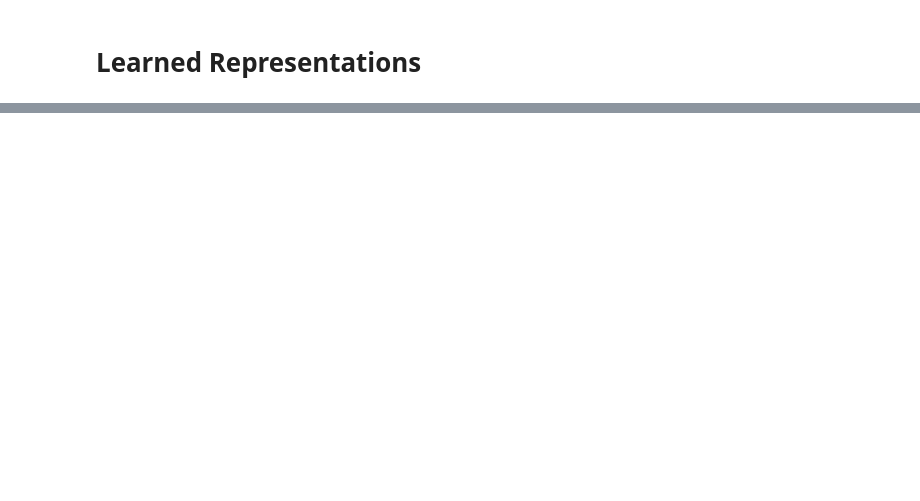
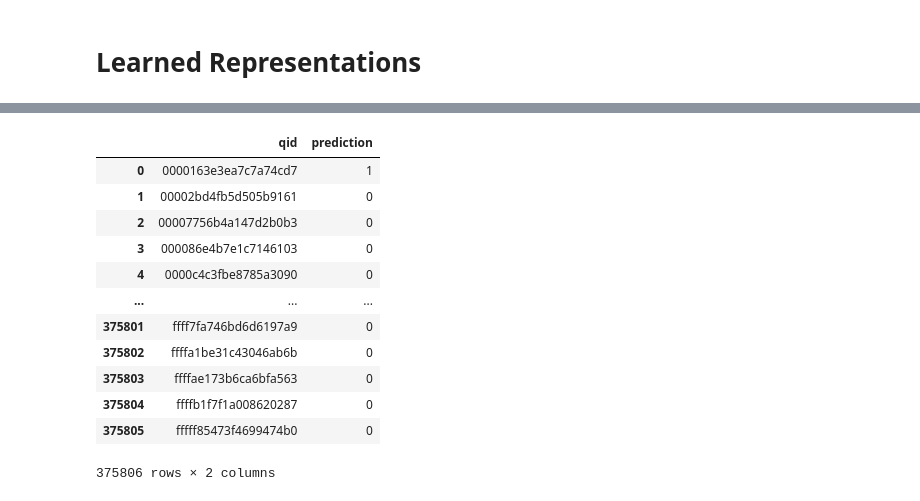
Before and after one commit to MaksudMalik/Quora-Question-Classification, a Jupyter notebook: quora-question-classification.ipynb, the cells around one changed output, grey strips where cells are left out. Drawn from its saved outputs; the diff is of its cells as text; code cells hidden in the pictures; blank space fills up the shorter version.

Commit message:
WordEmbedding Added

```diff
--- a/quora-question-classification.ipynb
+++ b/quora-question-classification.ipynb
@@ -129,0 +165,12 @@ f1_score(y_val, y_pred)
+# %%
+embedd_size = 50
+model = Sequential([
+    Embedding(vocab, embedd_size),
+    Flatten(),
+    Dense(64, activation='relu'),
+    Dense(1, activation="sigmoid")
+])
+model.compile(optimizer="adam", loss="binary_crossentropy", metrics=['accuracy'])
+# %%
+%%time
+model.fit(padded_train_inputs, y_train, epochs=50, batch_size=256, verbose=1)
@@ -129,0 +205,3 @@ f1_score(y_val, y_pred)
+# %%
+sub_pred=model.predict(padded_test_inputs)
+sub_pred_binary = (sub_pred >= 0.5).astype(int)
@@ -129,0 +210,20 @@ f1_score(y_val, y_pred)
+# %%
+submissionfile = pd.read_csv('/kaggle/input/quora-insincere-questions-classification/sample_submission.csv')
+submissionfile['prediction']= sub_pred_binary
+submissionfile.to_csv('submission.csv', index = False)
+# %%
+submissionfile
+# %% [output]
+|  | qid | prediction |
+| 0 | 0000163e3ea7c7a74cd7 | 1 |
+| 1 | 00002bd4fb5d505b9161 | 0 |
+| 2 | 00007756b4a147d2b0b3 | 0 |
+| 3 | 000086e4b7e1c7146103 | 0 |
+| 4 | 0000c4c3fbe8785a3090 | 0 |
+| ... | ... | ... |
+| 375801 | ffff7fa746bd6d6197a9 | 0 |
+| 375802 | ffffa1be31c43046ab6b | 0 |
+| 375803 | ffffae173b6ca6bfa563 | 0 |
+| 375804 | ffffb1f7f1a008620287 | 0 |
+| 375805 | fffff85473f4699474b0 | 0 |
+375806 rows × 2 columns
```
Also changed, not shown: parts of 15 cells of this notebook.
